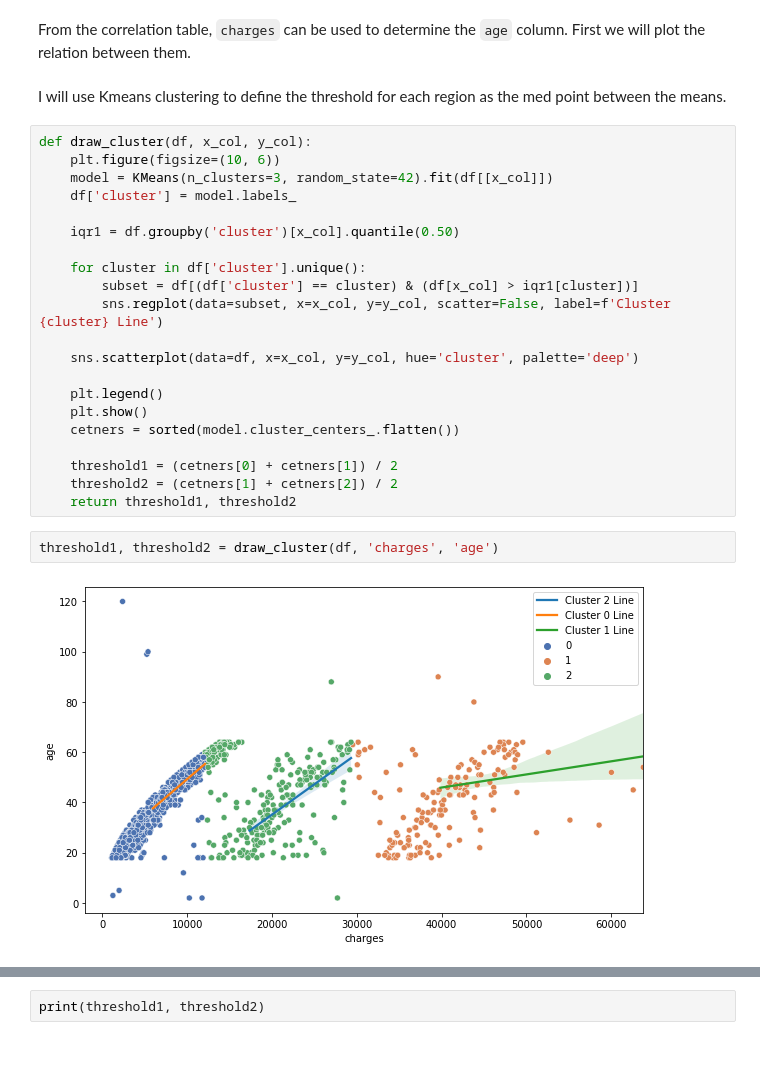
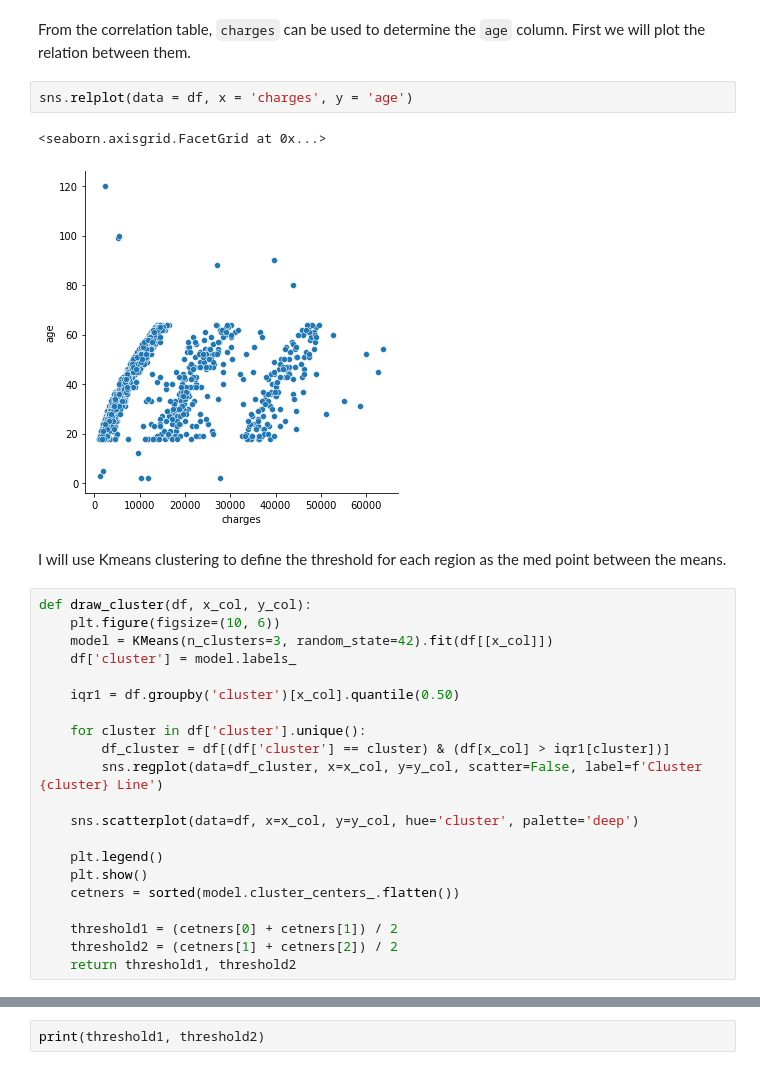
Before and after one commit to ahmad-m-abbas/Ai-Lab, a Jupyter notebook: Case Study 1/Case_Study_1_1190245.ipynb, the cells around one changed output, grey strips where cells are left out. Cells and saved outputs as stored; diff of their text form.

```diff
--- a/Case Study 1/Case_Study_1_1190245.ipynb
+++ b/Case Study 1/Case_Study_1_1190245.ipynb
@@ -125,6 +120,11 @@ charges      0
 dtype: int64
 # %% [markdown]
 From the correlation table, `charges` can be used to determine the `age` column. First we will plot the relation between them.
+# %%
+sns.relplot(data = df, x = 'charges', y = 'age')
+# %% [output]
+<seaborn.axisgrid.FacetGrid at 0x...>
+[figure, added]
 # %% [markdown]
 I will use Kmeans clustering to define the threshold for each region as the med point between the means.
 # %%
@@ -136,8 +136,8 @@ def draw_cluster(df, x_col, y_col):
     iqr1 = df.groupby('cluster')[x_col].quantile(0.50)
 
     for cluster in df['cluster'].unique():
-        subset = df[(df['cluster'] == cluster) & (df[x_col] > iqr1[cluster])]
-        sns.regplot(data=subset, x=x_col, y=y_col, scatter=False, label=f'Cluster {cluster} Line')
+        df_cluster = df[(df['cluster'] == cluster) & (df[x_col] > iqr1[cluster])]
+        sns.regplot(data=df_cluster, x=x_col, y=y_col, scatter=False, label=f'Cluster {cluster} Line')
 
     sns.scatterplot(data=df, x=x_col, y=y_col, hue='cluster', palette='deep')
 
@@ -148,7 +148,3 @@ def draw_cluster(df, x_col, y_col):
     threshold1 = (cetners[0] + cetners[1]) / 2
     threshold2 = (cetners[1] + cetners[2]) / 2
     return threshold1, threshold2
-# %%
-threshold1, threshold2 = draw_cluster(df, 'charges', 'age')
-# %% [output]
-[figure, removed]
```
Also changed, not shown: parts of 58 cells of this notebook, 1 other file.
